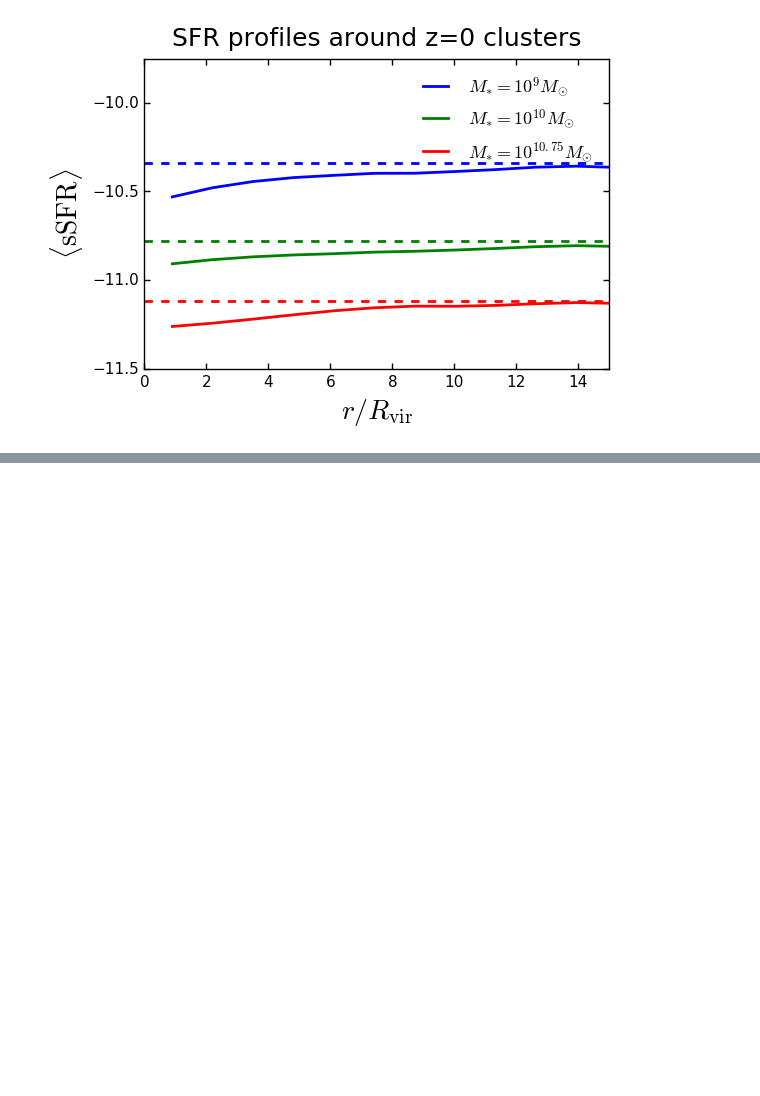
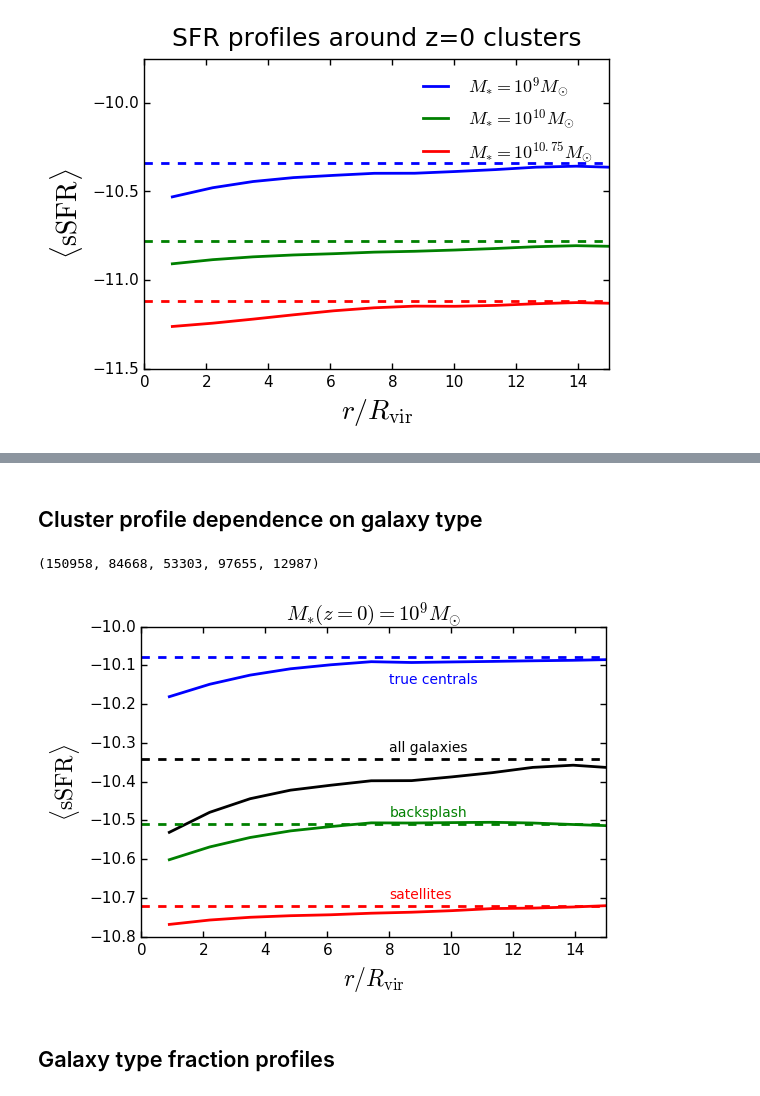
Before and after one commit to aphearin/time_evolving_cam_utils, a Jupyter notebook: cluster_profiles.ipynb, the cells around one changed output, grey strips where cells are left out. Saved outputs shown, nothing was run; the diff lists cells and outputs as text; code cells hidden in the pictures; blank space fills up the shorter version.

Commit message:
Added cluster_profiles_gal_type_decomposition.pdf figure

```diff
--- a/cluster_profiles.ipynb
+++ b/cluster_profiles.ipynb
@@ -136,0 +135,9 @@ clusters['rvir'].min()
+# %% [markdown]
+## Cluster profile dependence on galaxy type
+# %%
+sm_low, sm_high = 9, 9.25
+sm_mask = (np.log10(histories['stellar_mass']) > sm_low) & (np.log10(histories['stellar_mass']) < sm_high)
+host_mask = sm_mask * (histories['gal_type'] == 'central')
+sat_mask = sm_mask * ((histories['gal_type'] == 'satellite') | (histories['gal_type'] == 'orphan'))
+cen_mask = sm_mask * ((histories['gal_type'] == 'central') | (histories['gal_type'] == 'backsplash'))
+sp_mask = sm_mask * (histories['gal_type'] == 'backsplash')
@@ -136,0 +159,9 @@ clusters['rvir'].min()
+# %%
+sample = histories[sm_mask]
+hosts = histories[host_mask]
+sats = histories[sat_mask]
+cens = histories[cen_mask]
+sps = histories[sp_mask]
+print(len(sample), len(hosts), len(sats), len(cens), len(sps))
+# %% [output]
+(150958, 84668, 53303, 97655, 12987)
@@ -136,0 +191,51 @@ clusters['rvir'].min()
+# %%
+from scipy.signal import savgol_filter, medfilt
+
+fig = plt.figure()
+ax = fig.add_subplot(111)
+
+y1 = medfilt(sample_result, 3)
+y1 = savgol_filter(y1, 9, 3)
+ax.plot(rbins_normalized_midpoints, y1, color='k', linewidth=2, label='all galaxies')
+mean_sample_ssfr = np.mean(sample['ssfr'])
+ax.plot(np.arange(100), np.zeros(100) + mean_sample_ssfr, ls='--', color='k', linewidth=2)
+
+y2 = medfilt(hosts_result, 3)
+y2 = savgol_filter(y2, 9, 3)
+ax.plot(rbins_normalized_midpoints, y2, color='blue', linewidth=2, label=r'true centrals')
+mean_hosts_ssfr = np.mean(hosts['ssfr'])
+ax.plot(np.arange(100), np.zeros(100) + mean_hosts_ssfr, ls='--', color='blue', linewidth=2)
+
+y3 = medfilt(sat_result, 3)
+y3 = savgol_filter(y3, 9, 3)
+ax.plot(rbins_normalized_midpoints, y3, color='red', linewidth=2, label='satellites')
+mean_sats_ssfr = np.mean(sats['ssfr'])
+ax.plot(np.arange(100), np.zeros(100) + mean_sats_ssfr, ls='--', color='red', linewidth=2)
+
+y4 = medfilt(sp_result, 3)
+y4 = savgol_filter(y4, 9, 3)
+ax.plot(rbins_normalized_midpoints, y4, color='green', linewidth=2, label='backsplash')
+mean_sps_ssfr = np.mean(sps['ssfr'])
+ax.plot(np.arange(100), np.zeros(100) + mean_sps_ssfr, ls='--', color='green', linewidth=2)
+
+xlabel = ax.set_xlabel(r'$r / R_{\rm vir}$', fontsize=16)
+ylabel = ax.set_ylabel(r'$\langle{\rm sSFR}\rangle$', fontsize=16)
+title = ax.set_title(r'$M_{\ast}(z=0) = 10^{9}M_{\odot}$', fontsize=15, y=1)
+
+plt.xlabel(r'$r / R_{\rm vir}$', size=17)
+plt.ylabel(r'$\langle{\rm sSFR}\rangle$', size=17)
+plt.xticks(fontsize=11); plt.yticks(fontsize=11)
+plt.xlim(xmin = 0., xmax=15)
+plt.ylim(ymin = -10.8, ymax = -10)
+
+ax.annotate('true centrals', xytext=(8, mean_hosts_ssfr-0.07), xy=(5, -10.5), color='blue')
+ax.annotate('all galaxies', xytext=(8, mean_sample_ssfr+0.02), xy=(5, -10.5), color='k')
+ax.annotate('satellites', xytext=(8, mean_sats_ssfr + 0.02), xy=(5, -10.5), color='red')
+ax.annotate('backsplash', xytext=(8, mean_sps_ssfr + 0.02), xy=(5, -10.5), color='green')
+
+fig.savefig('FIGS/cluster_profiles_gal_type_decomposition.pdf',
+            bbox_extra_artists=[xlabel, ylabel], bbox_inches='tight')
+# %% [output]
+[figure, added]
+# %% [markdown]
+## Galaxy type fraction profiles
```
Also changed, not shown: parts of 6 cells of this notebook, 2 other files.
